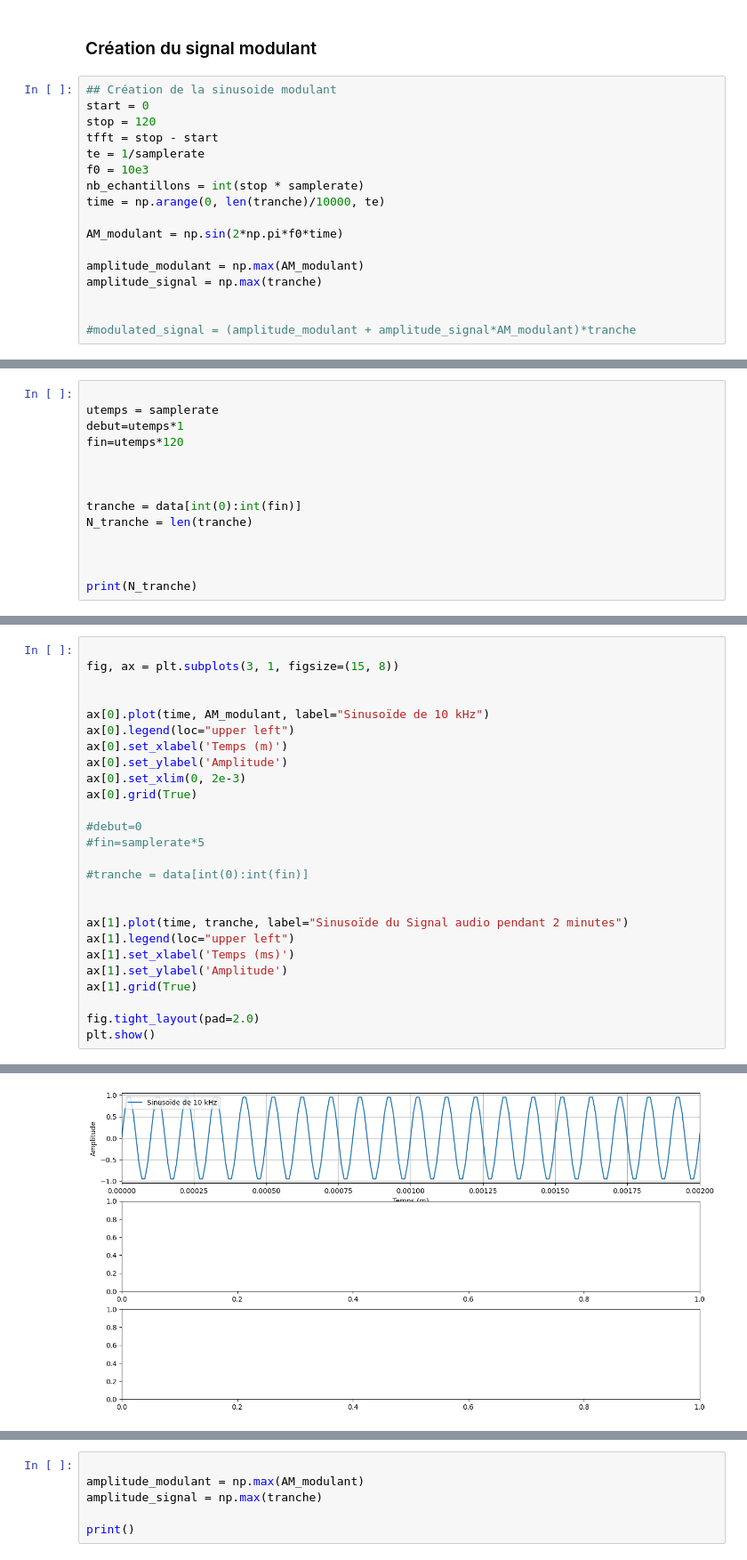
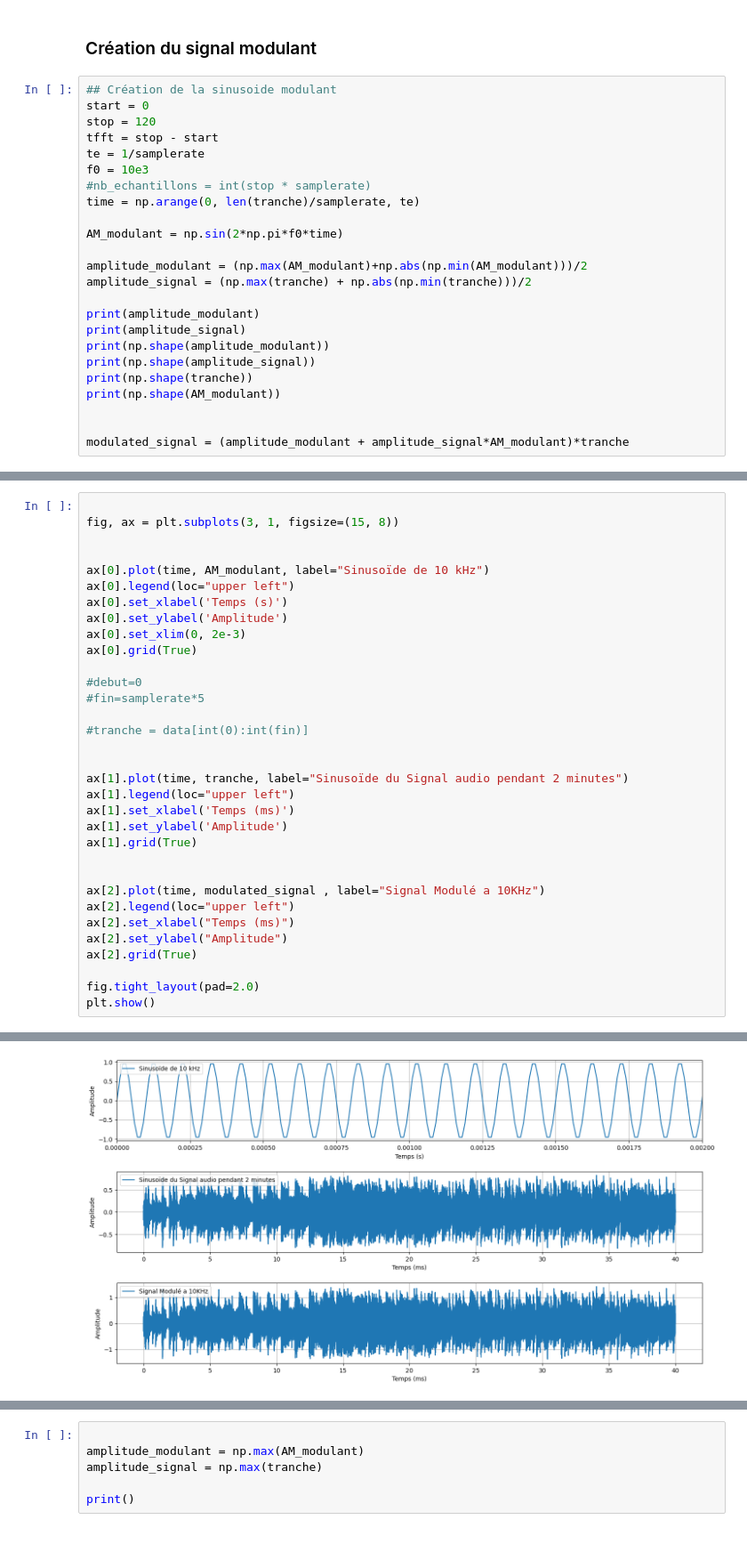
Before and after one commit to NergYR/SA202, a Jupyter notebook: main.ipynb, the cells around one changed output, grey strips where cells are left out. Shown at 89% size. Cells and saved outputs as stored; diff of their text form.

```diff
--- a/main.ipynb
+++ b/main.ipynb
@@ -106,13 +106,20 @@ stop = 120
 tfft = stop - start
 te = 1/samplerate
 f0 = 10e3
-nb_echantillons = int(stop * samplerate)
-time = np.arange(0, len(tranche)/10000, te)
+#nb_echantillons = int(stop * samplerate)
+time = np.arange(0, len(tranche)/samplerate, te)
 
 AM_modulant = np.sin(2*np.pi*f0*time)
 
-amplitude_modulant = np.max(AM_modulant)
-amplitude_signal = np.max(tranche)
+amplitude_modulant = (np.max(AM_modulant)+np.abs(np.min(AM_modulant)))/2
+amplitude_signal = (np.max(tranche) + np.abs(np.min(tranche)))/2
+
+print(amplitude_modulant)
+print(amplitude_signal)
+print(np.shape(amplitude_modulant))
+print(np.shape(amplitude_signal))
+print(np.shape(tranche))
+print(np.shape(AM_modulant))
 
 
-#modulated_signal = (amplitude_modulant + amplitude_signal*AM_modulant)*tranche
+modulated_signal = (amplitude_modulant + amplitude_signal*AM_modulant)*tranche
@@ -119,14 +132,0 @@ amplitude_signal = np.max(tranche)
-# %%
-
-utemps = samplerate
-debut=utemps*1
-fin=utemps*120
-
-
-
-tranche = data[int(0):int(fin)]
-N_tranche = len(tranche)
-
-
-
-print(N_tranche)
@@ -139,7 +137,7 @@ fig, ax = plt.subplots(3, 1, figsize=(15, 8))
 
 ax[0].plot(time, AM_modulant, label="Sinusoïde de 10 kHz")
 ax[0].legend(loc="upper left")
-ax[0].set_xlabel('Temps (m)')
+ax[0].set_xlabel('Temps (s)')
 ax[0].set_ylabel('Amplitude')
 ax[0].set_xlim(0, 2e-3)
 ax[0].grid(True)
@@ -156,6 +154,13 @@ ax[1].set_xlabel('Temps (ms)')
 ax[1].set_ylabel('Amplitude')
 ax[1].grid(True)
 
+
+ax[2].plot(time, modulated_signal , label="Signal Modulé a 10KHz")
+ax[2].legend(loc="upper left")
+ax[2].set_xlabel("Temps (ms)")
+ax[2].set_ylabel("Amplitude")
+ax[2].grid(True)
+
 fig.tight_layout(pad=2.0)
 plt.show()
 # %% [output]
@@ -163 +167 @@ ValueError: x and y must have same first dimension, but have shapes (1,) and (40
-[figure, old version]
+[figure, new version]
```
Also changed, not shown: parts of 4 cells of this notebook.
